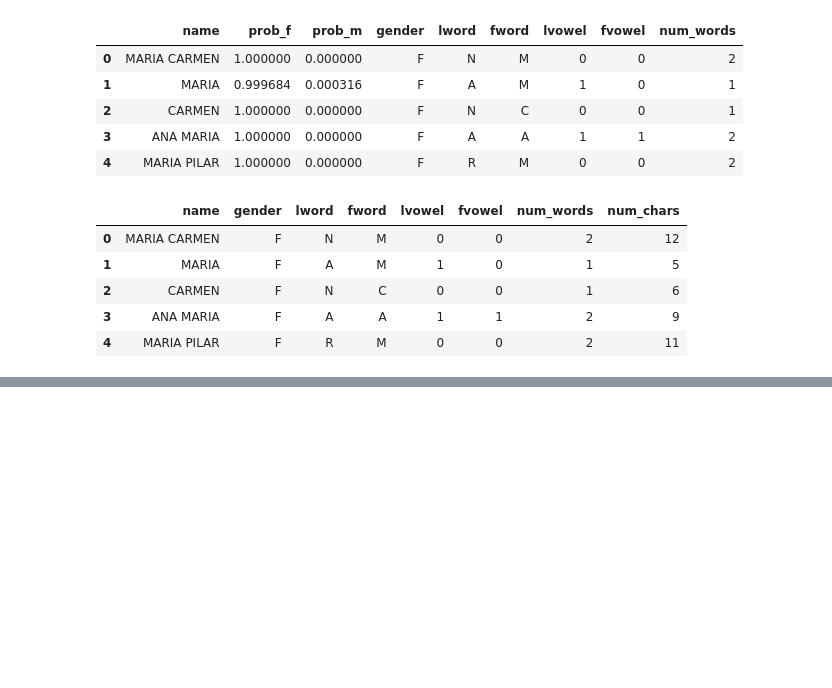
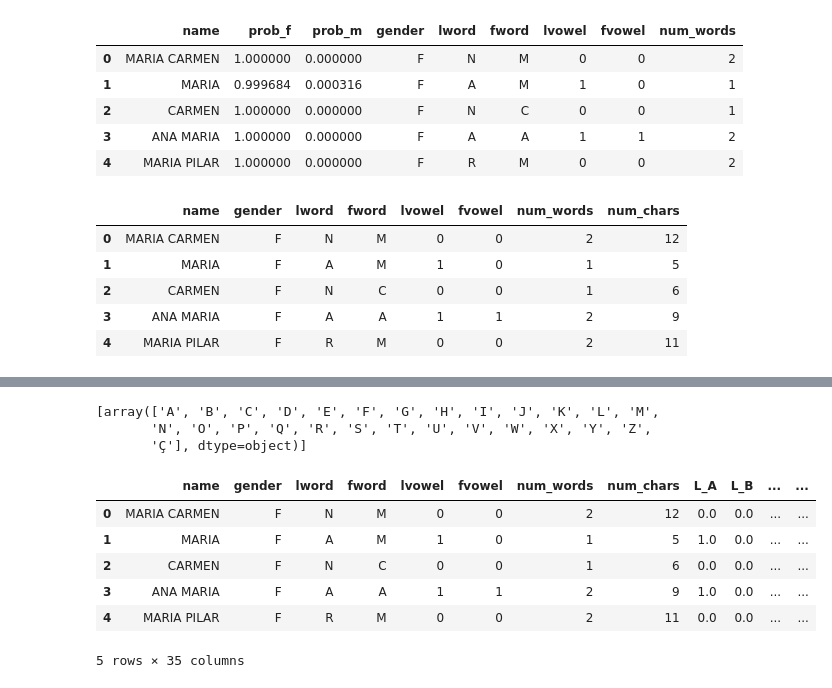
Before and after one commit to sugus-labs/data-science-the-bridge, a Jupyter notebook: 3-machine-learning/sugus/setup.ipynb, the cells around one changed output, grey strips where cells are left out. Cells and saved outputs as stored; diff of their text form; code cells hidden in the pictures; blank space fills up the shorter version.

```diff
--- a/3-machine-learning/sugus/setup.ipynb
+++ b/3-machine-learning/sugus/setup.ipynb
@@ -345,10 +351,10 @@ name_basics_df["num_chars"] = \
 # %%
-name_basics_df = name_basics_df.drop(
+name_basics_w_df = name_basics_w_df.drop(
     columns = ["prob_f", "prob_m"],
     axis = 1
 )
 
-name_basics_df.head()
+name_basics_w_df.head()
 # %% [output]
 |  | name | gender | lword | fword | lvowel | fvowel | num_words | num_chars |
 | 0 | MARIA CARMEN | F | N | M | 0 | 0 | 2 | 12 |
@@ -358,0 +367,13 @@ name_basics_df.head()
+# %%
+from sklearn.preprocessing import OneHotEncoder
+
+enc = OneHotEncoder(
+    categories = 'auto',  # Categories per feature
+    drop = None, # Whether to drop one of the features
+    sparse = True, # Will return sparse matrix if set True
+#    dtype = <class 'numpy.float64'>, # Desired data type of the output
+    handle_unknown = 'error' # Whether to raise an error
+)
+# %%
+lword_tr = enc.fit_transform(name_basics_w_df[['lword']])
+print(lword_tr.toarray())
@@ -358,0 +388,18 @@ name_basics_df.head()
+# %%
+print(enc.categories_)
+# %% [output]
+[array(['A', 'B', 'C', 'D', 'E', 'F', 'G', 'H', 'I', 'J', 'K', 'L', 'M',
+       'N', 'O', 'P', 'Q', 'R', 'S', 'T', 'U', 'V', 'W', 'X', 'Y', 'Z',
+       'Ç'], dtype=object)]
+# %%
+name_basics_w_df["L_" + enc.categories_[0]] = lword_tr.toarray()
+# %%
+name_basics_w_df.head()
+# %% [output]
+|  | name | gender | lword | fword | lvowel | fvowel | num_words | num_chars | L_A | L_B | ... | ... |
+| 0 | MARIA CARMEN | F | N | M | 0 | 0 | 2 | 12 | 0.0 | 0.0 | ... | ... |
+| 1 | MARIA | F | A | M | 1 | 0 | 1 | 5 | 1.0 | 0.0 | ... | ... |
+| 2 | CARMEN | F | N | C | 0 | 0 | 1 | 6 | 0.0 | 0.0 | ... | ... |
+| 3 | ANA MARIA | F | A | A | 1 | 1 | 2 | 9 | 1.0 | 0.0 | ... | ... |
+| 4 | MARIA PILAR | F | R | M | 0 | 0 | 2 | 11 | 0.0 | 0.0 | ... | ... |
+5 rows × 35 columns
```
Also changed, not shown: parts of 31 cells of this notebook.
